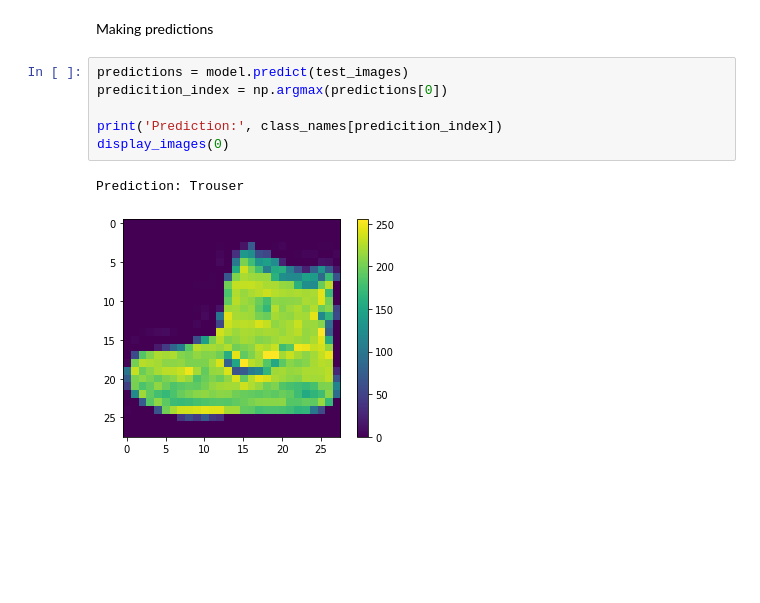
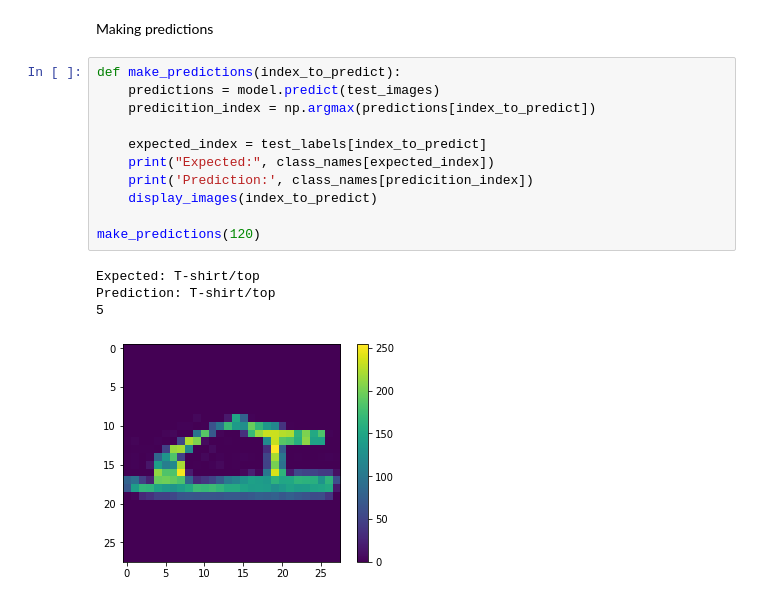
Before and after one commit to Niangmodou/Fashion-Neural-Network, a Jupyter notebook: FashionMNIST.ipynb, the cells around one changed output. Cells and saved outputs as stored; diff of their text form; blank space fills up the shorter version.

Commit message:
Defined function to make predictions based on image input

```diff
--- a/FashionMNIST.ipynb
+++ b/FashionMNIST.ipynb
@@ -137,11 +142,18 @@ Test Accuracy 0.826200008392334
 # %% [markdown]
 Making predictions
 # %%
-predictions = model.predict(test_images)
-predicition_index = np.argmax(predictions[0])
+def make_predictions(index_to_predict):
+    predictions = model.predict(test_images)
+    predicition_index = np.argmax(predictions[index_to_predict])
 
-print('Prediction:', class_names[predicition_index])
-display_images(0)
+    expected_index = test_labels[index_to_predict]
+    print("Expected:", class_names[expected_index])
+    print('Prediction:', class_names[predicition_index])
+    display_images(index_to_predict)
+
+make_predictions(120)
 # %% [output]
-Prediction: Trouser
+Expected: T-shirt/top
+Prediction: T-shirt/top
+5
-[figure, old version]
+[figure, new version]
```
Also changed, not shown: parts of 1 cell of this notebook.
